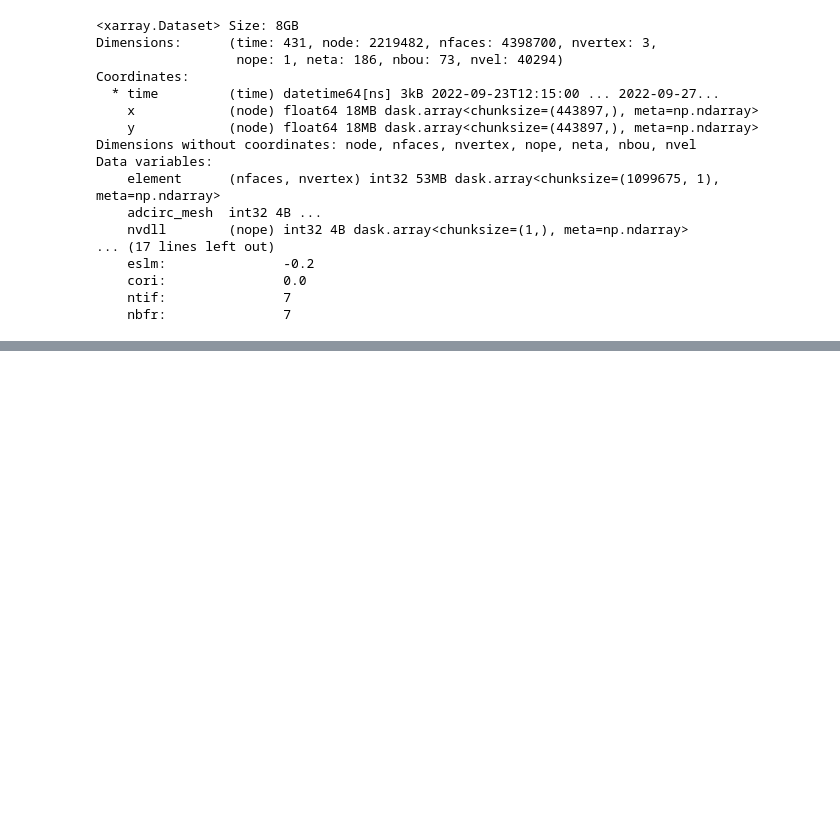
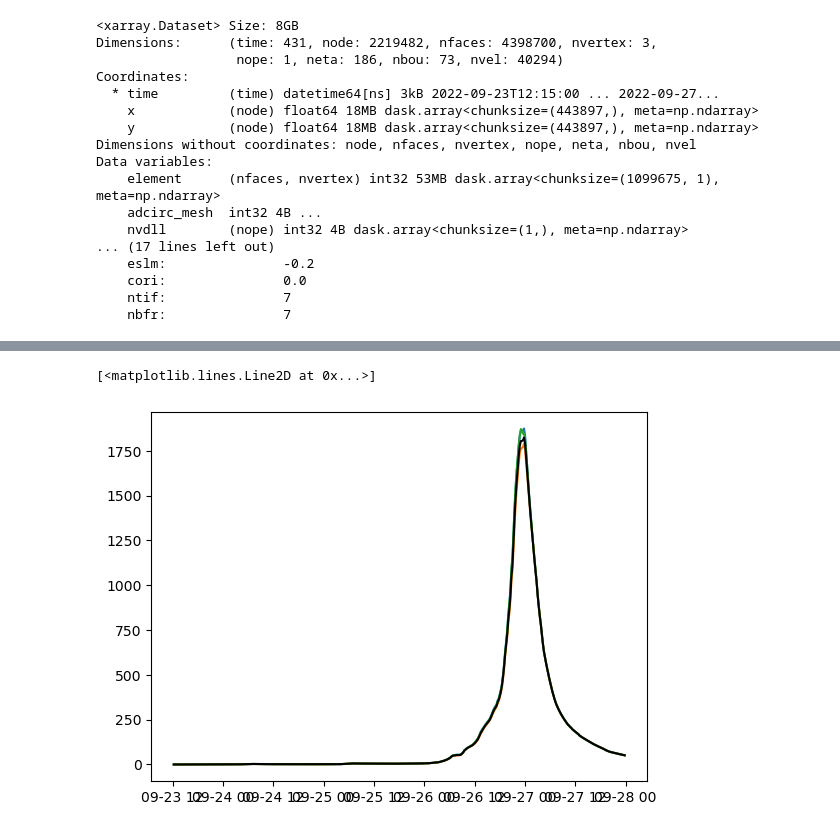
Before and after one commit to csherwood-usgs/NOPP_comparison, a Jupyter notebook: extract_adcirc_bulk_on_contour.ipynb, the cells around one changed output, grey strips where cells are left out. Cells and saved outputs as stored; diff of their text form; code cells hidden in the pictures; blank space fills up the shorter version.

```diff
--- a/extract_adcirc_bulk_on_contour.ipynb
+++ b/extract_adcirc_bulk_on_contour.ipynb
@@ -121,0 +167,8 @@ depth_sub = ds['depth'].isel(node=xr.DataArray(v_flat, dims=(("ptv",))) )
+# %%
+plt.plot(adcirc_time, Eflux_tpc[:,320,0])
+plt.plot(adcirc_time, Eflux_tpc[:,320,1])
+plt.plot(adcirc_time, Eflux_tpc[:,320,2])
+plt.plot(adcirc_time, Eflux_tp[:,320], '-k')
+# %% [output]
+[<matplotlib.lines.Line2D at 0x...>]
+[figure, added]
```
Also changed, not shown: parts of 14 cells of this notebook, 2 other files.
